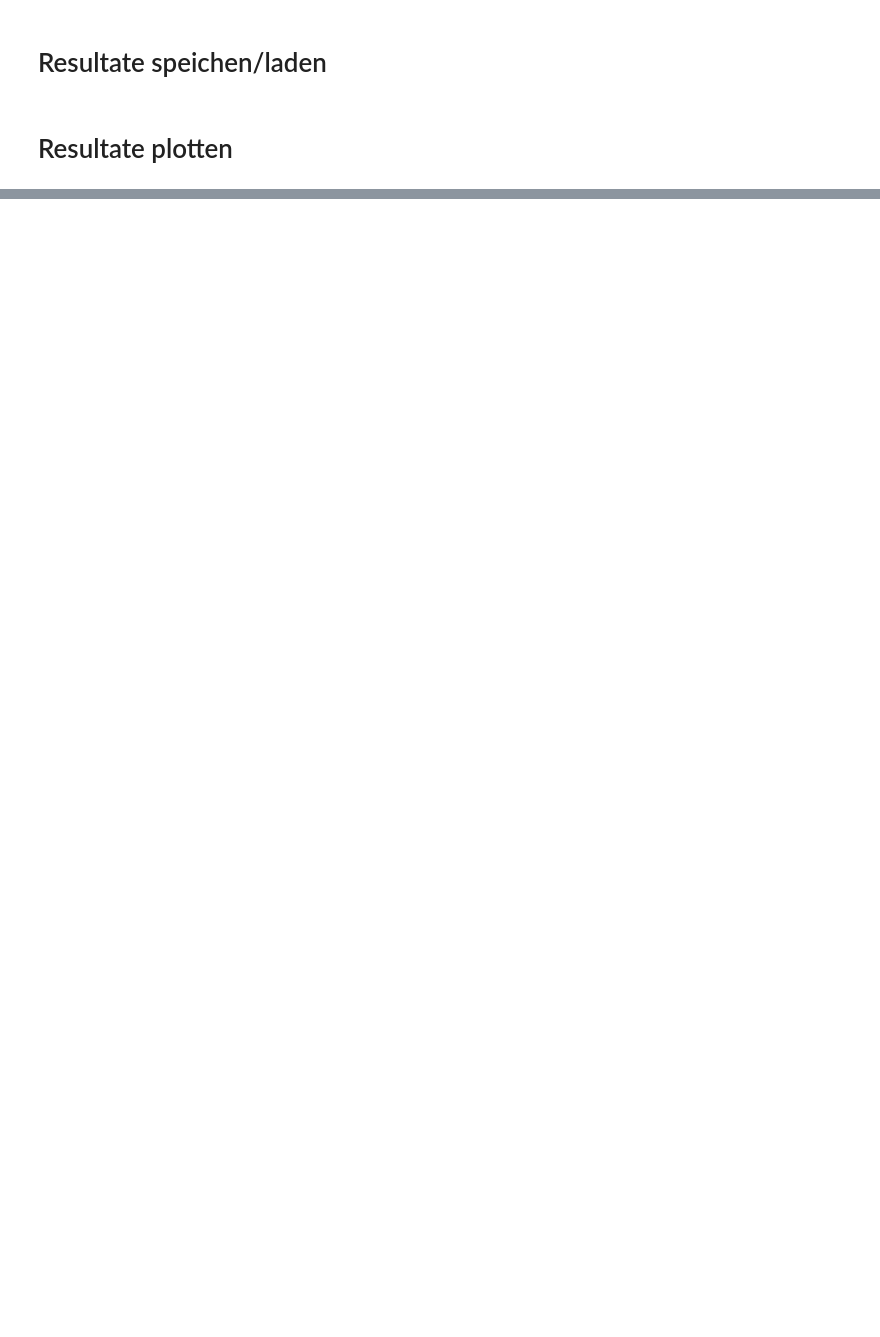
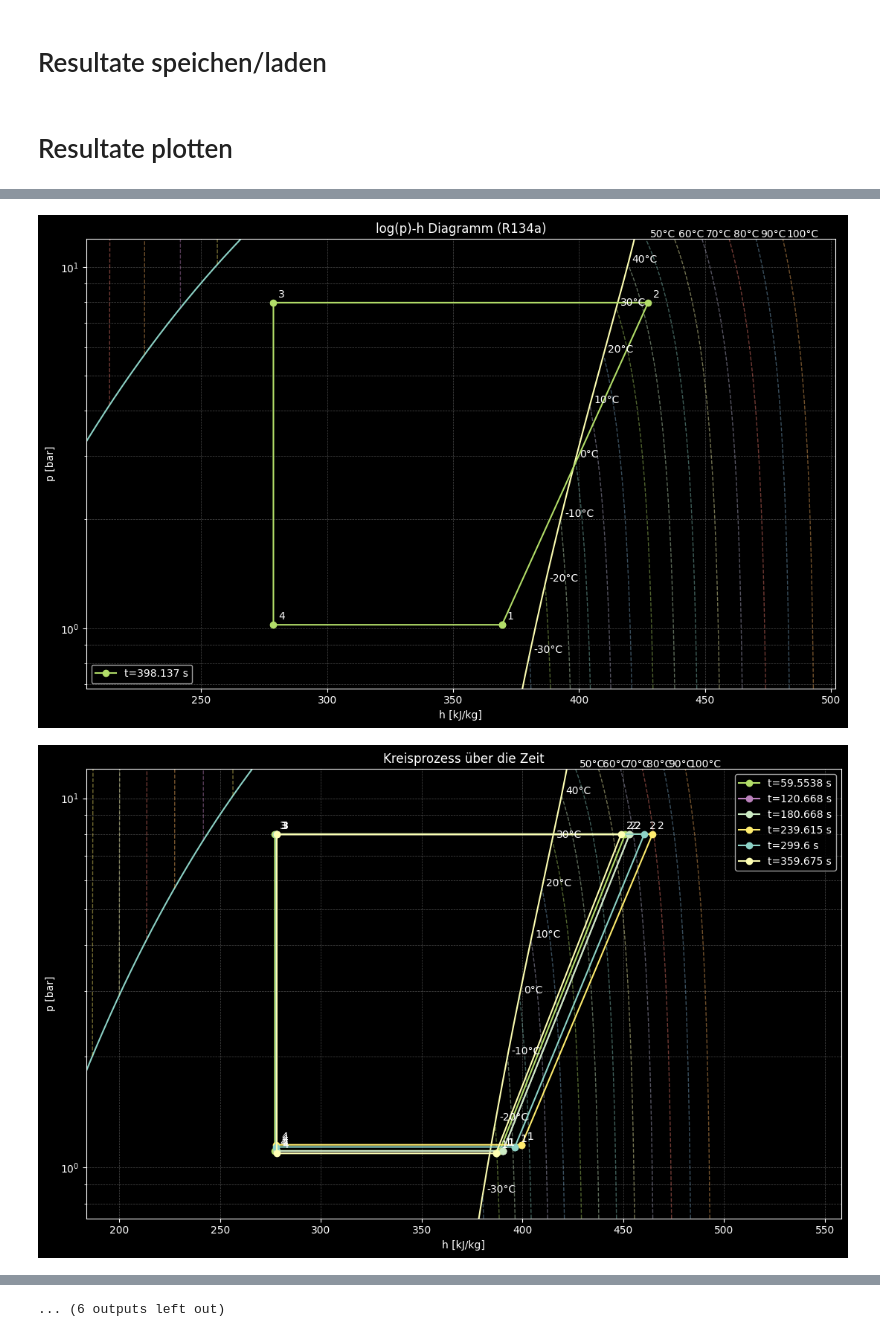
Before and after one commit to Lakito0100/MSE_VT1_luethluk, a Jupyter notebook: Examples/run_test/run_test_with_HP.ipynb, the cells around one changed output, grey strips where cells are left out. Saved outputs shown, nothing was run; the diff lists cells and outputs as text; code cells hidden in the pictures; blank space fills up the shorter version.

```diff
--- a/Examples/run_test/run_test_with_HP.ipynb
+++ b/Examples/run_test/run_test_with_HP.ipynb
@@ -339,7 +350,7 @@ plot.plot_any(kind="time vs any",
 plot.plot_any(kind="time vs any",
               x=data['t'], y=data['T_sat'],
               xlabel="Zeit [s]", ylabel="Temperatur [°C]",
-              title=f"AVerdampfungstemperatur im Verdampfer", marker=None,
+              title=f"Verdampfungstemperatur im Verdampfer", marker=None,
               save_path="Plots/T_in_evap.png")
 
 plot.plot_any(kind="time vs any",
@@ -363,30 +374,33 @@ plot.plot_any(kind="time vs any",
 plot.plot_any(kind="time vs any",
               x=data['t'], y=data['p_ref_cond'],
               xlabel="Zeit [s]", ylabel="Druck [Pa]",
               title=f"Druck des Kältemittels Kondenserseite", marker=None,
               save_path="Plots/P_ref_cond.png")
 
 plot.plot_any(kind="time vs any",
               x=data['t'], y=data['m_dot_ref'],
               xlabel="Zeit [s]", ylabel="Massenfluss [kg/s]",
               title=f"Massenfluss des Kältemittels", marker=None,
               save_path="Plots/m_dot_ref.png")
 
 plot.plot_any(kind="time vs any",
               x=data['t'], y=data['valve_pos'],
               xlabel="Zeit [s]", ylabel="Ventilöffnung [%]",
               title=f"Öffnung des Expansionsventils", marker=None,
               save_path="Plots/valve_pos.png")
 
 plot.plot_any(kind="time vs any",
               x=data['t'], y=data['humidity'],
               xlabel="Zeit [s]", ylabel="Feuchtegehalt [kg/kg]",
               title=f"Feuchtgehalt entlang dem Luftstrom", marker=None,
               labels=["Seg 1","Seg 2","Seg 3","Seg 4","Seg 5"],
               save_path="Plots/humidity.png")
 
 plot.plot_any(kind="time vs any",
               x=data['t'], y=data['dt'],
               xlabel="Zeit [s]", ylabel="Zeit [s]",
               title=f"Zeitschritt der Simulation", marker=None,
               save_path="Plots/time_step.png")
+# %% [output]
+[figure, added]
+[figure, added]
@@ -393,3 +417,4 @@ plot.plot_any(kind="time vs any",
+... (6 outputs left out)
 # %%
 # Segment auswählen
 ix, iy = 0, 16
```
Also changed, not shown: parts of 5 cells of this notebook, 19 other files.
